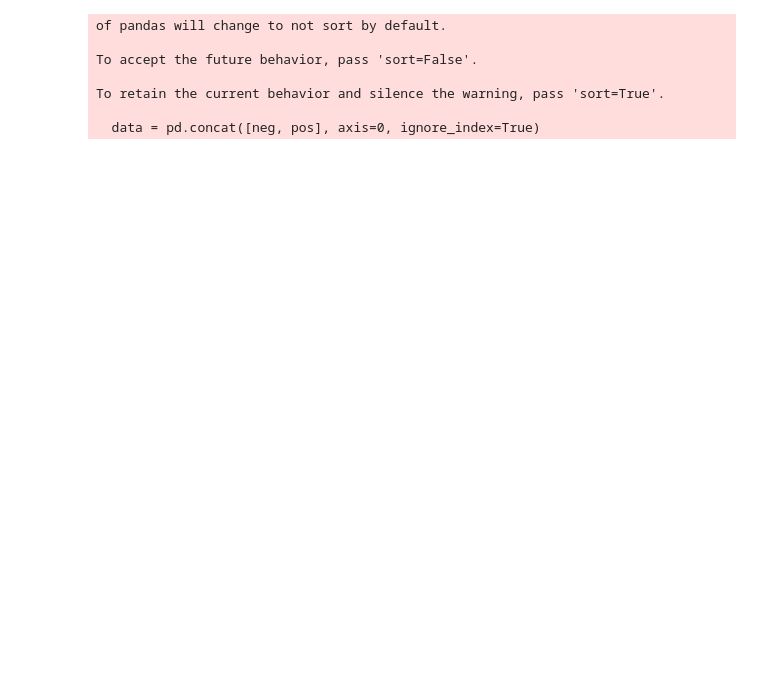
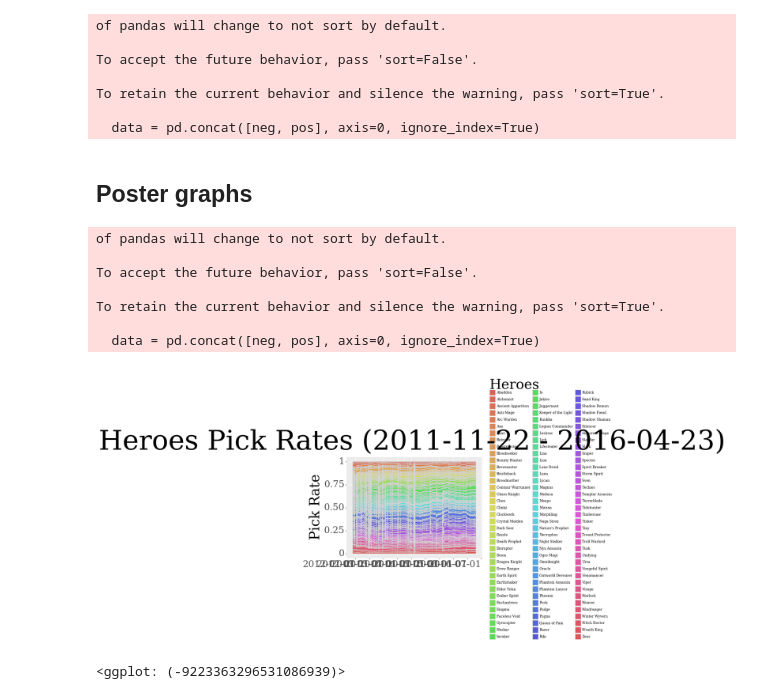
Before and after one commit to marcolussetti/opendotadump-tools, a Jupyter notebook: analysis/heroes_picks/GraphPicks.ipynb, the cells around one changed output. Cells and saved outputs as stored; diff of their text form; code cells hidden in the pictures; blank space fills up the shorter version.

```diff
--- a/analysis/heroes_picks/GraphPicks.ipynb
+++ b/analysis/heroes_picks/GraphPicks.ipynb
@@ -537,3 +527,34 @@ To accept the future behavior, pass 'sort=False'.
 To retain the current behavior and silence the warning, pass 'sort=True'.
 
   data = pd.concat([neg, pos], axis=0, ignore_index=True)
+# %% [markdown]
+## Poster graphs
+# %%
+poster_stacked = (
+    ggplot(df_expl_graph, aes(x="Day", y="Frequency"))
+    +geom_area(aes(fill="Hero"), color="lightgrey")
+    +guides(fill=guide_legend(ncol=3, title="Heroes"))
+    +ggtitle("Heroes Pick Rates (2011-11-22 - 2016-04-23)")
+    +xlab("")
+    +ylab("Pick Rate")
+    +theme(
+        text=element_text(family=['serif']),
+        axis_text=element_text(size=24.0),
+        axis_text_x=element_text(ha="right"),
+        axis_title_y=element_text(size=36.0),
+        axis_title_x=element_text(size=0.0),
+        legend_title=element_text(size=36.0),
+        plot_title=element_text(size=72.0)
+    )
+)
+poster_stacked
+# %% [output]
+of pandas will change to not sort by default.
+
+To accept the future behavior, pass 'sort=False'.
+
+To retain the current behavior and silence the warning, pass 'sort=True'.
+
+  data = pd.concat([neg, pos], axis=0, ignore_index=True)
+[figure, added]
+<ggplot: (-9223363296531086939)>
```
Also changed, not shown: parts of 9 cells of this notebook.
